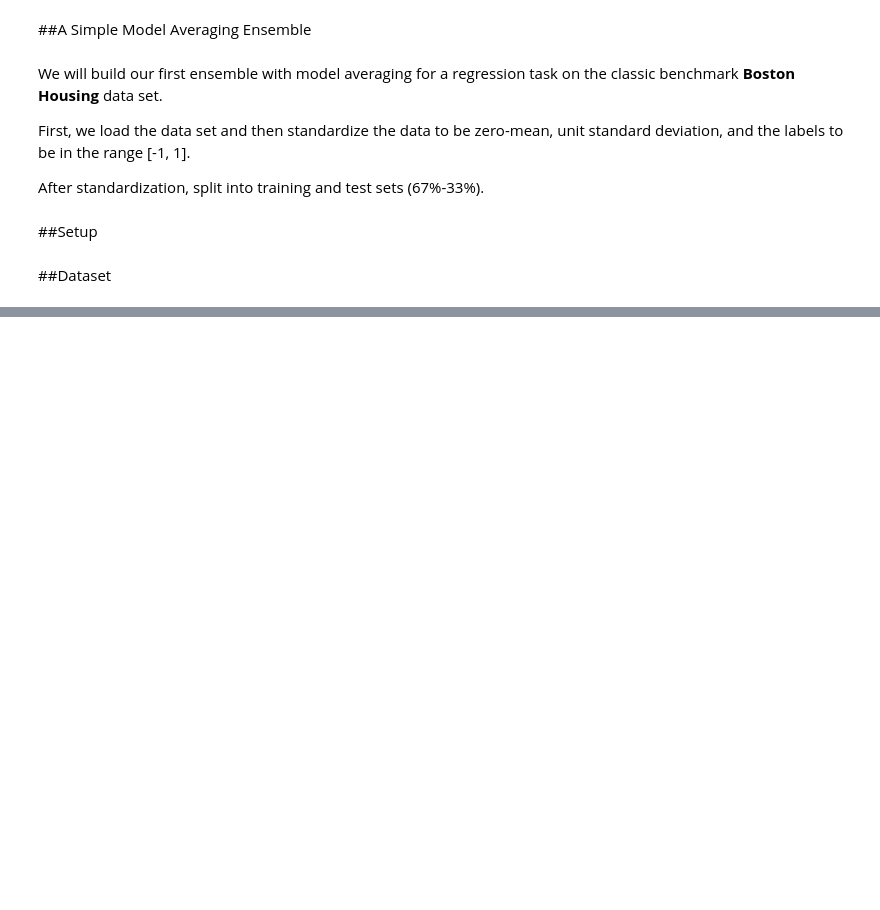
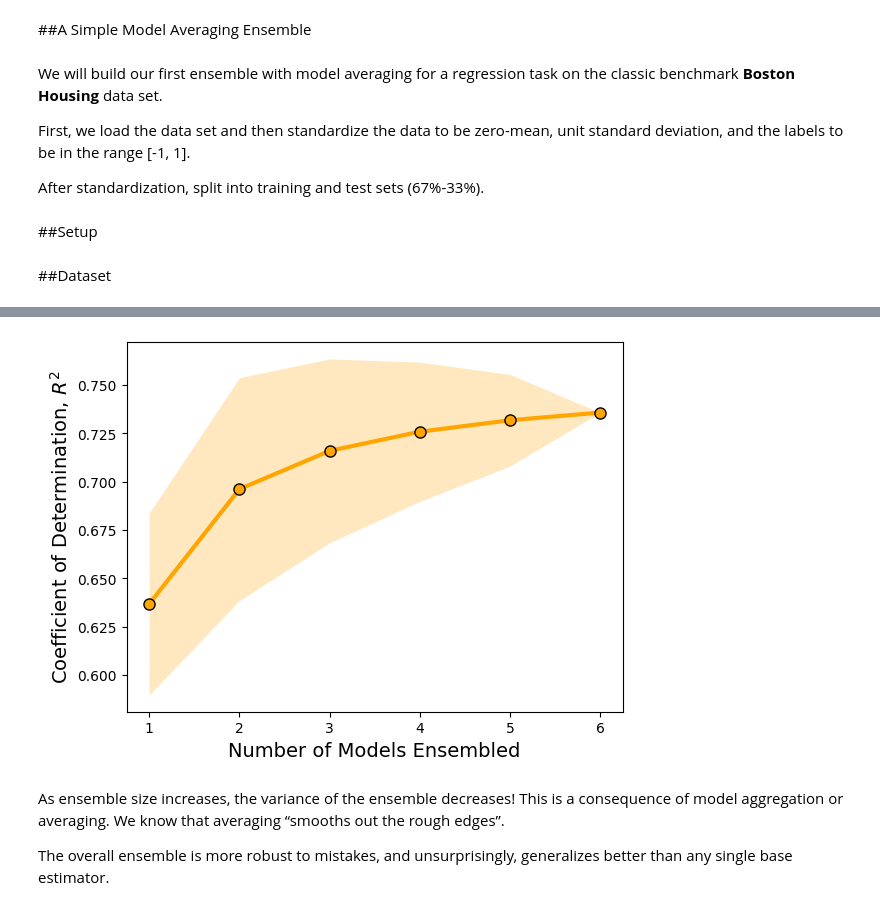
Before and after one commit to rahiakela/machine-learning-research-and-practice, a Jupyter notebook: ensemble-methods-for-machine-learning/01-ensemble-methods/model_averaging_example.ipynb, the cells around one changed output, grey strips where cells are left out. Cells and saved outputs as stored; diff of their text form; code cells hidden in the pictures; blank space fills up the shorter version.

```diff
--- a/ensemble-methods-for-machine-learning/01-ensemble-methods/model_averaging_example.ipynb
+++ b/ensemble-methods-for-machine-learning/01-ensemble-methods/model_averaging_example.ipynb
@@ -34,0 +125,15 @@ import matplotlib.pyplot as plt
+# %%
+%matplotlib inline
+
+fig = plt.figure()
+plt.fill_between(np.arange(1, len(estimators) + 1), combo_mean - combo_std, combo_mean + combo_std, color='orange', alpha=0.25, linewidth=0);
+plt.plot(np.arange(1, len(estimators) + 1), combo_mean, marker='o', color='orange', markersize=8, markeredgecolor='k', linewidth=3);
+plt.xlabel('Number of Models Ensembled', fontsize=14);
+plt.ylabel('Coefficient of Determination, $R^2$', fontsize=14);
+plt.show()
+# %% [output]
+[figure, added]
+# %% [markdown]
+As ensemble size increases, the variance of the ensemble decreases! This is a consequence of model aggregation or averaging. We know that averaging “smooths out the rough edges”.
+
+The overall ensemble is more robust to mistakes, and unsurprisingly, generalizes better than any single base estimator.
```
Also changed, not shown: parts of 15 cells of this notebook.
